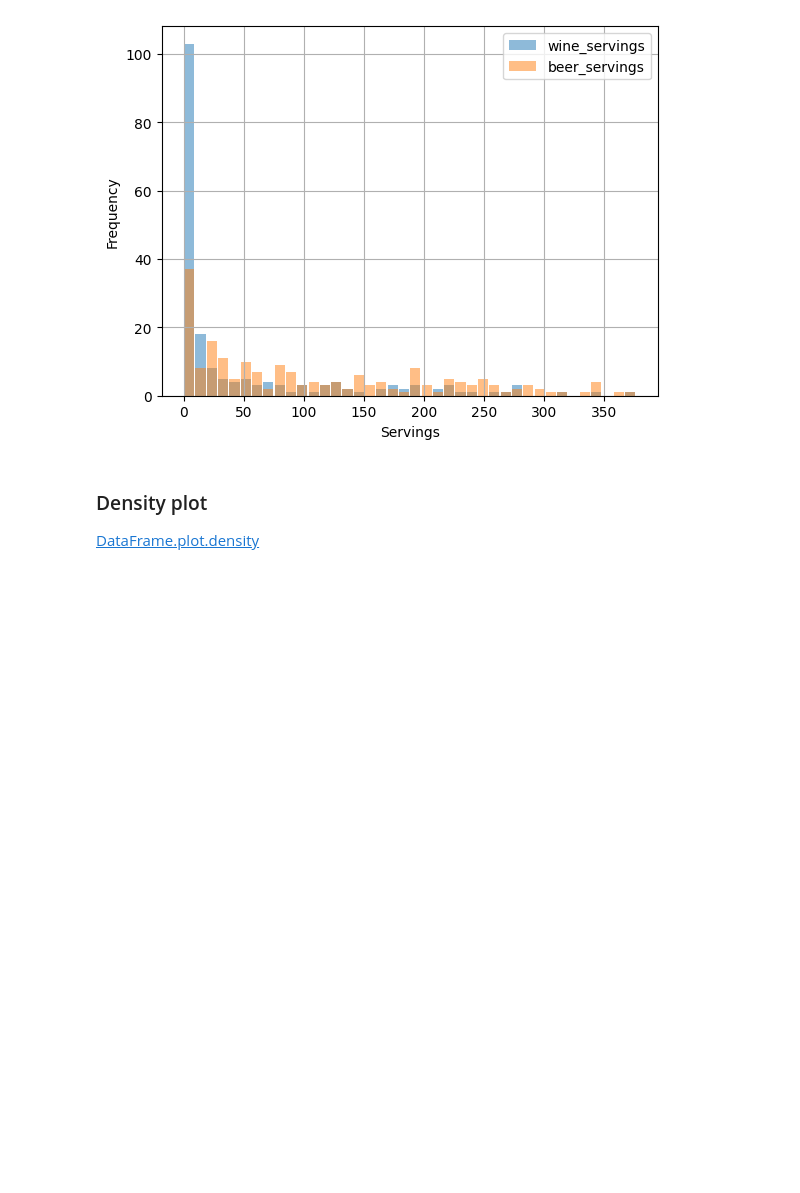
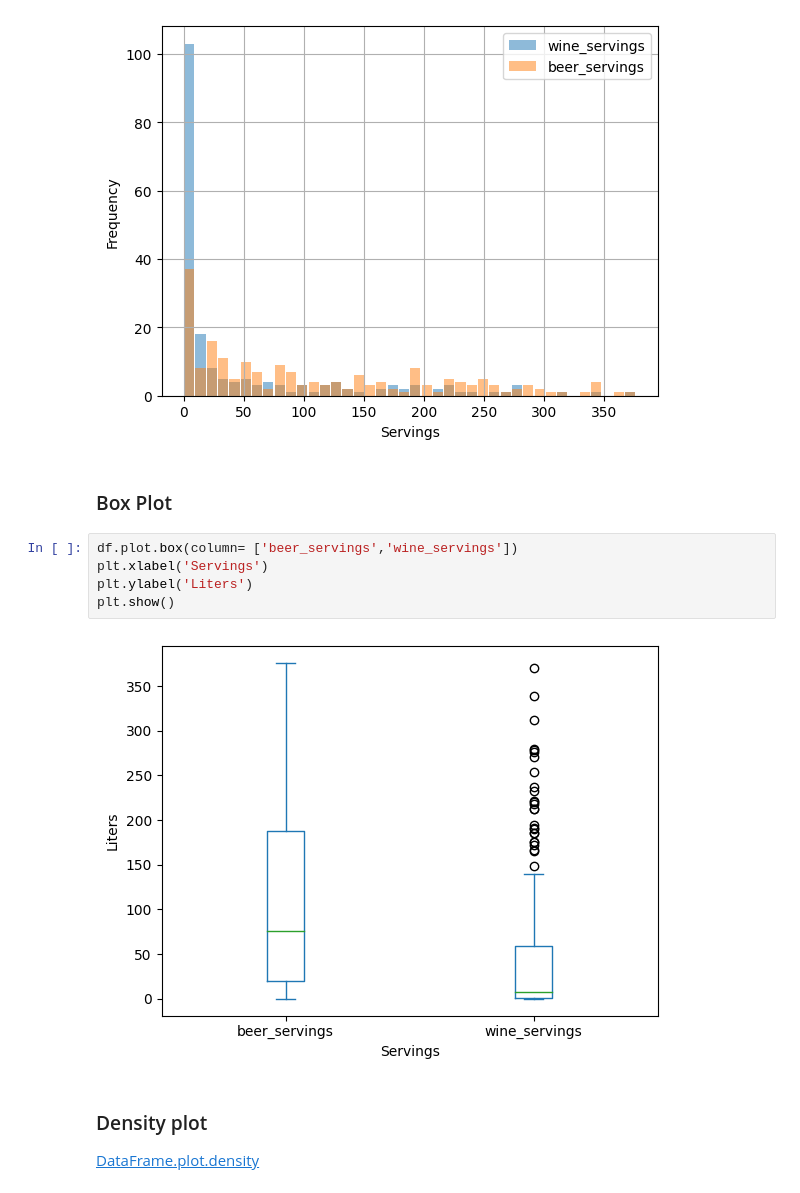
Before and after one commit to ProgressBG-Python-Course/JupyterNotebooksExamples, a Jupyter notebook: Notebooks/matplotlib_pandas_seaborn/Matplotlib_with_Pandas_1.ipynb, the cells around one changed output. Drawn from its saved outputs; the diff is of its cells as text; blank space fills up the shorter version.

```diff
--- a/Notebooks/matplotlib_pandas_seaborn/Matplotlib_with_Pandas_1.ipynb
+++ b/Notebooks/matplotlib_pandas_seaborn/Matplotlib_with_Pandas_1.ipynb
@@ -207,6 +207,15 @@ plt.xlabel('Servings')
 plt.grid()
 # %% [output]
 [figure]
+# %% [markdown]
+### Box Plot
+# %%
+df.plot.box(column= ['beer_servings','wine_servings'])
+plt.xlabel('Servings')
+plt.ylabel('Liters')
+plt.show()
+# %% [output]
+[figure, added]
 # %% [markdown]
 ### Density plot
 
```
